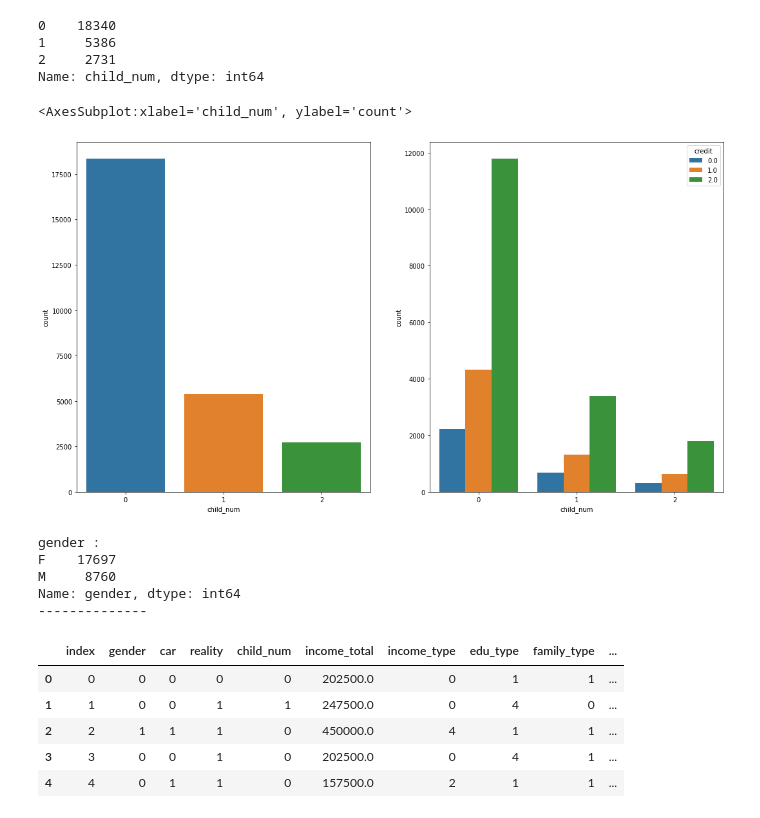
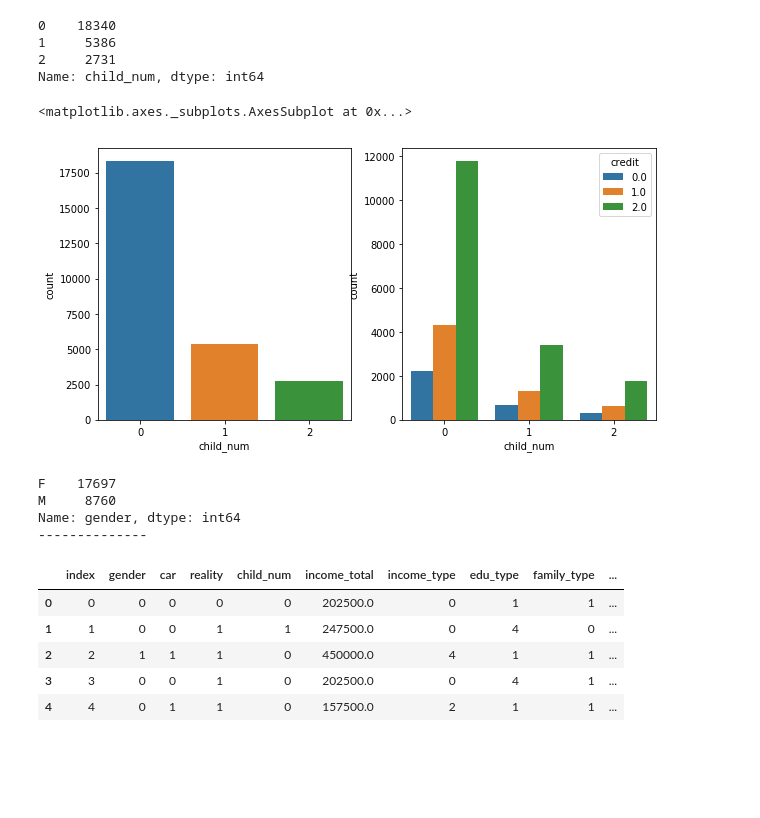
Before and after one commit to Ah-Hyeon0829/CreditGrade1, a Jupyter notebook: credit_card.ipynb, the cells around one changed output. Saved outputs shown, nothing was run; the diff lists cells and outputs as text; code cells hidden in the pictures; blank space fills up the shorter version.

```diff
--- a/credit_card.ipynb
+++ b/credit_card.ipynb
@@ -791,25 +1055,21 @@ print(df_train['child_num'].value_counts())
 Name: child_num, dtype: int64
 # %%
 figure,(ax1,ax2)=plt.subplots(nrows=1,ncols=2)
-figure.set_size_inches(18,10)
+figure.set_size_inches(10,5)
 sns.countplot(data=df_train, x="child_num", ax=ax1)
 sns.countplot(data=df_train, x="child_num",hue='credit',ax=ax2)
 #자녀가 없는 회원이 제일 많고 그 중에서 신용등급이 제일 낮은 편이다.
 # %% [output]
-<AxesSubplot:xlabel='child_num', ylabel='count'>
+<matplotlib.axes._subplots.AxesSubplot at 0x...>
-[figure, old version]
+[figure, new version]
-# %%
-df_train['gender'] = df_train['gender'].replace(['F','M'],[0,1])
-df_test['gender'] = df_test['gender'].replace(['F','M'],[0,1])
-print('gender :')
-print(train['gender'].value_counts())
-print('--------------')
-# %% [output]
-gender :
-F    17697
-M     8760
-Name: gender, dtype: int64
---------------
+# %%
+print(train['gender'].value_counts())
+print('--------------')
+# %% [output]
+F    17697
+M     8760
+Name: gender, dtype: int64
+--------------
 # %%
 df_train.head()
 # %% [output]
```
Also changed, not shown: parts of 74 cells of this notebook.
